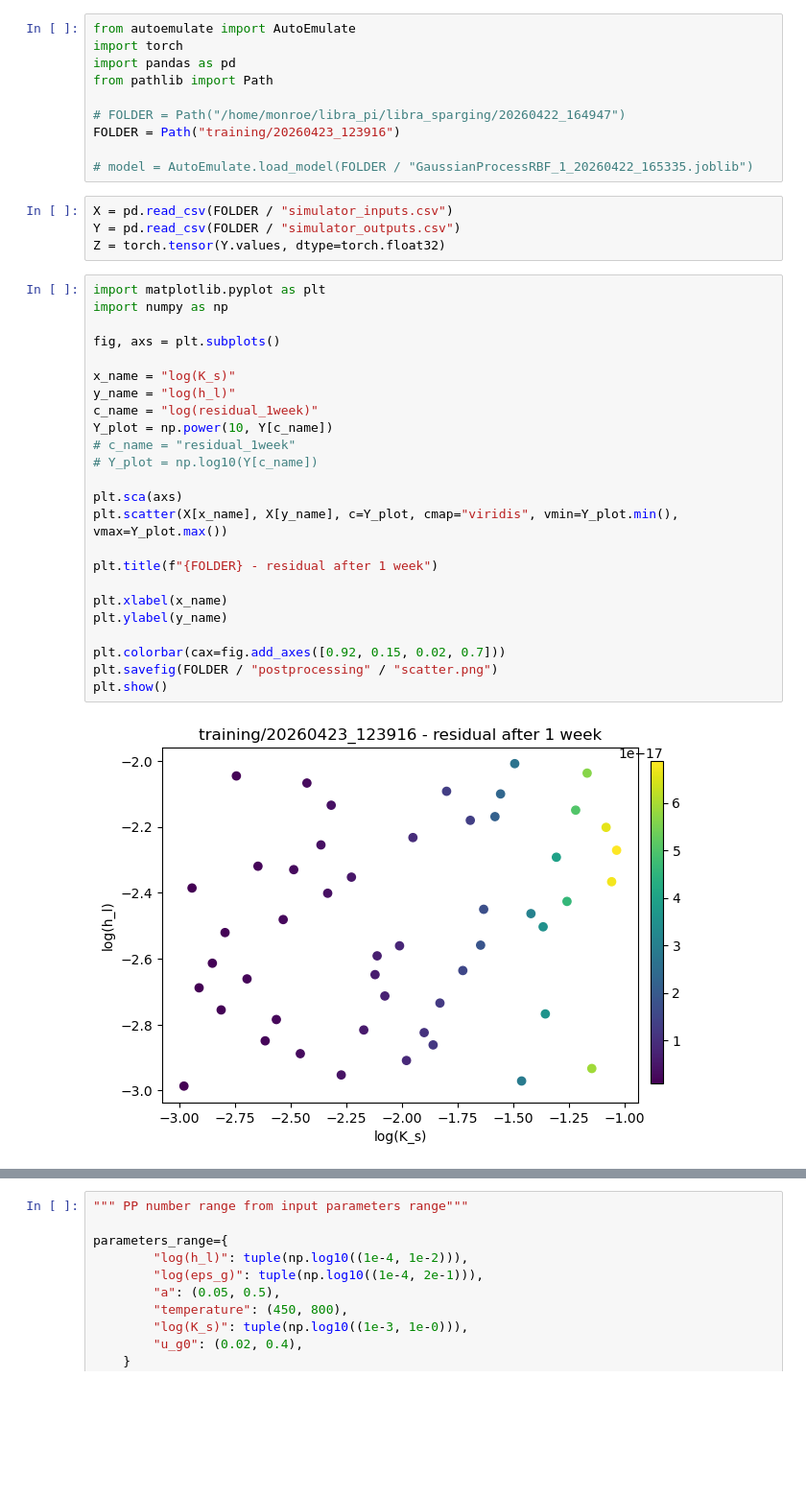
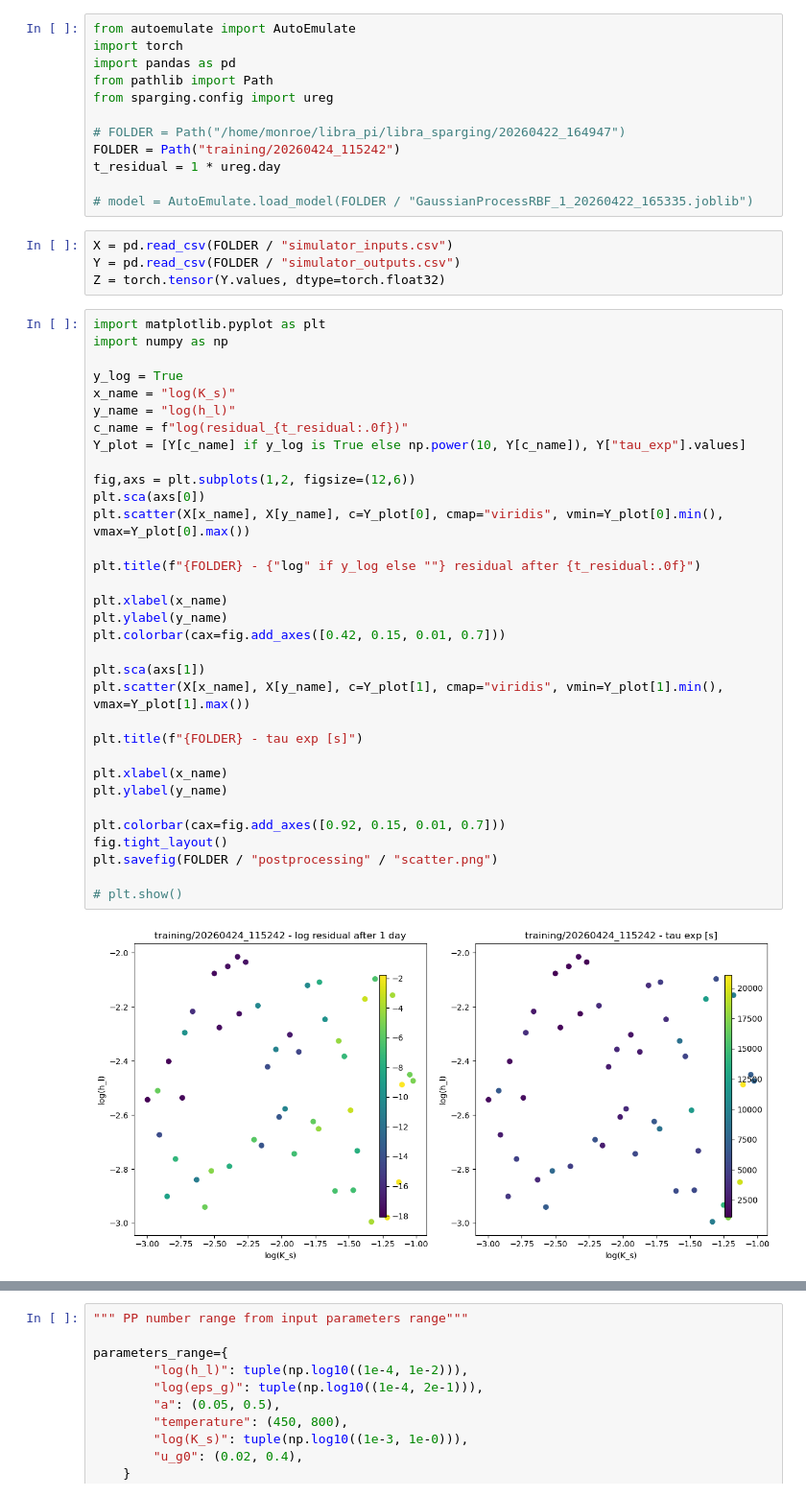
Before and after one commit to LIBRA-project/libra_sparging, a Jupyter notebook: sensitivity.ipynb, the cells around one changed output, grey strips where cells are left out. Shown at 96% size. Saved outputs shown, nothing was run; the diff lists cells and outputs as text; blank space fills up the shorter version.

```diff
--- a/sensitivity.ipynb
+++ b/sensitivity.ipynb
@@ -3,9 +3,11 @@ from autoemulate import AutoEmulate
 import torch
 import pandas as pd
 from pathlib import Path
+from sparging.config import ureg
 
 # FOLDER = Path("/home/monroe/libra_pi/libra_sparging/20260422_164947")
-FOLDER = Path("training/20260423_123916")
+FOLDER = Path("training/20260424_115242")
+t_residual = 1 * ureg.day
 
 # model = AutoEmulate.load_model(FOLDER / "GaussianProcessRBF_1_20260422_165335.joblib")
 # %%
@@ -15,27 +17,36 @@ Z = torch.tensor(Y.values, dtype=torch.float32)
 # %%
 import matplotlib.pyplot as plt
 import numpy as np
 
-fig, axs = plt.subplots()
-
+y_log = True
 x_name = "log(K_s)"
 y_name = "log(h_l)"
-c_name = "log(residual_1week)"
-Y_plot = np.power(10, Y[c_name])
-# c_name = "residual_1week"
-# Y_plot = np.log10(Y[c_name])
+c_name = f"log(residual_{t_residual:.0f})"
+Y_plot = [Y[c_name] if y_log is True else np.power(10, Y[c_name]), Y["tau_exp"].values]
 
-plt.sca(axs)
-plt.scatter(X[x_name], X[y_name], c=Y_plot, cmap="viridis", vmin=Y_plot.min(), vmax=Y_plot.max())
+fig,axs = plt.subplots(1,2, figsize=(12,6))
+plt.sca(axs[0])
+plt.scatter(X[x_name], X[y_name], c=Y_plot[0], cmap="viridis", vmin=Y_plot[0].min(), vmax=Y_plot[0].max())
 
-plt.title(f"{FOLDER} - residual after 1 week")
+plt.title(f"{FOLDER} - {"log" if y_log else ""} residual after {t_residual:.0f}")
+
+plt.xlabel(x_name)
+plt.ylabel(y_name)
+plt.colorbar(cax=fig.add_axes([0.42, 0.15, 0.01, 0.7]))
+
+plt.sca(axs[1])
+plt.scatter(X[x_name], X[y_name], c=Y_plot[1], cmap="viridis", vmin=Y_plot[1].min(), vmax=Y_plot[1].max())
+
+plt.title(f"{FOLDER} - tau exp [s]")
 
 plt.xlabel(x_name)
 plt.ylabel(y_name)
 
-plt.colorbar(cax=fig.add_axes([0.92, 0.15, 0.02, 0.7]))
+plt.colorbar(cax=fig.add_axes([0.92, 0.15, 0.01, 0.7]))
+fig.tight_layout()
 plt.savefig(FOLDER / "postprocessing" / "scatter.png")
-plt.show()
+
+# plt.show()
 # %% [output]
-[figure, old version]
+[figure, new version]
 # %%
```
Also changed, not shown: parts of 5 cells of this notebook, 4 other files.
